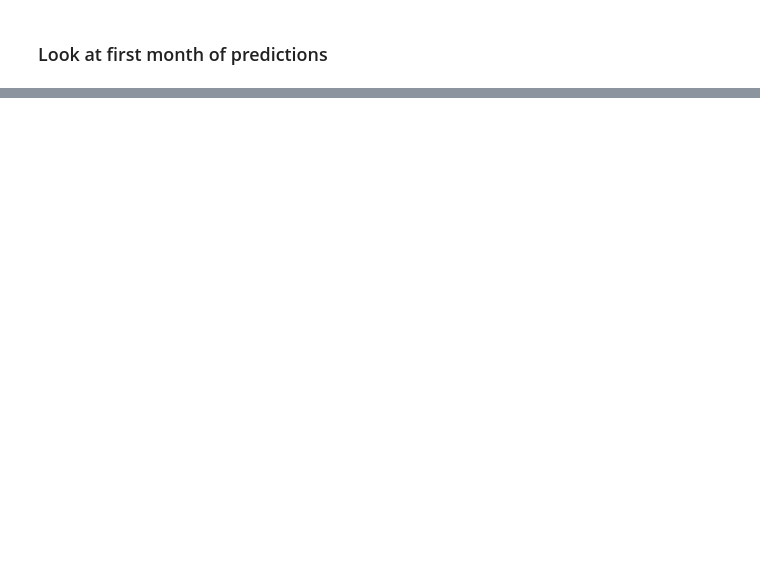
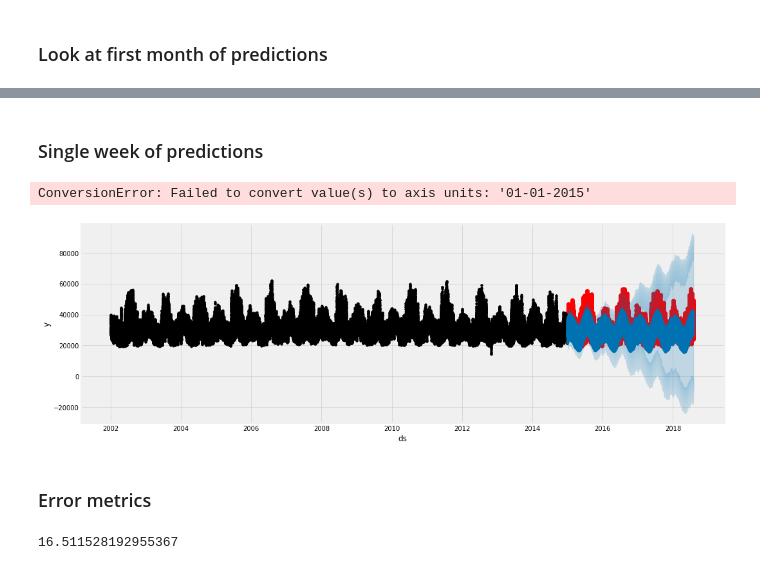
Before and after one commit to asafdar/energy_consumption_forecasting, a Jupyter notebook: data_analysis.ipynb, the cells around one changed output, grey strips where cells are left out. Drawn from its saved outputs; the diff is of its cells as text; code cells hidden in the pictures; blank space fills up the shorter version.

Commit message:
Forecast first month only, calculate metrics

```diff
--- a/data_analysis.ipynb
+++ b/data_analysis.ipynb
@@ -173,0 +174,33 @@ ConversionError: Failed to convert value(s) to axis units: '01-01-2015'
+# %% [markdown]
+### Single week of predictions
+# %%
+# Plot the forecast with the actuals
+f, ax = plt.subplots(1)
+f.set_figheight(5)
+f.set_figwidth(15)
+ax.scatter(pjme_test.index, pjme_test['PJME_MW'], color='r')
+fig = model.plot(pjme_test_fcst, ax=ax)
+ax.set_xbound(lower='01-01-2015', upper='01-08-2015')
+ax.set_ylim(0, 60000)
+plot = plt.suptitle('First Week of January Forecast vs Actuals')
+# %% [output]
+ConversionError: Failed to convert value(s) to axis units: '01-01-2015'
+[figure, added]
+# %% [markdown]
+### Error metrics
+# %%
+mean_squared_error(y_true=pjme_test['PJME_MW'],
+                   y_pred=pjme_test_fcst['yhat'])
+
+mean_absolute_error(y_true=pjme_test['PJME_MW'],
+                   y_pred=pjme_test_fcst['yhat'])
+
+def mean_absolute_percentage_error(y_true, y_pred):
+    """Calculates MAPE given y_true and y_pred"""
+    y_true, y_pred = np.array(y_true), np.array(y_pred)
+    return np.mean(np.abs((y_true - y_pred) / y_true)) * 100
+
+mean_absolute_percentage_error(y_true=pjme_test['PJME_MW'],
+                   y_pred=pjme_test_fcst['yhat'])
+# %% [output]
+16.511528192955367
```
Also changed, not shown: parts of 5 cells of this notebook.
